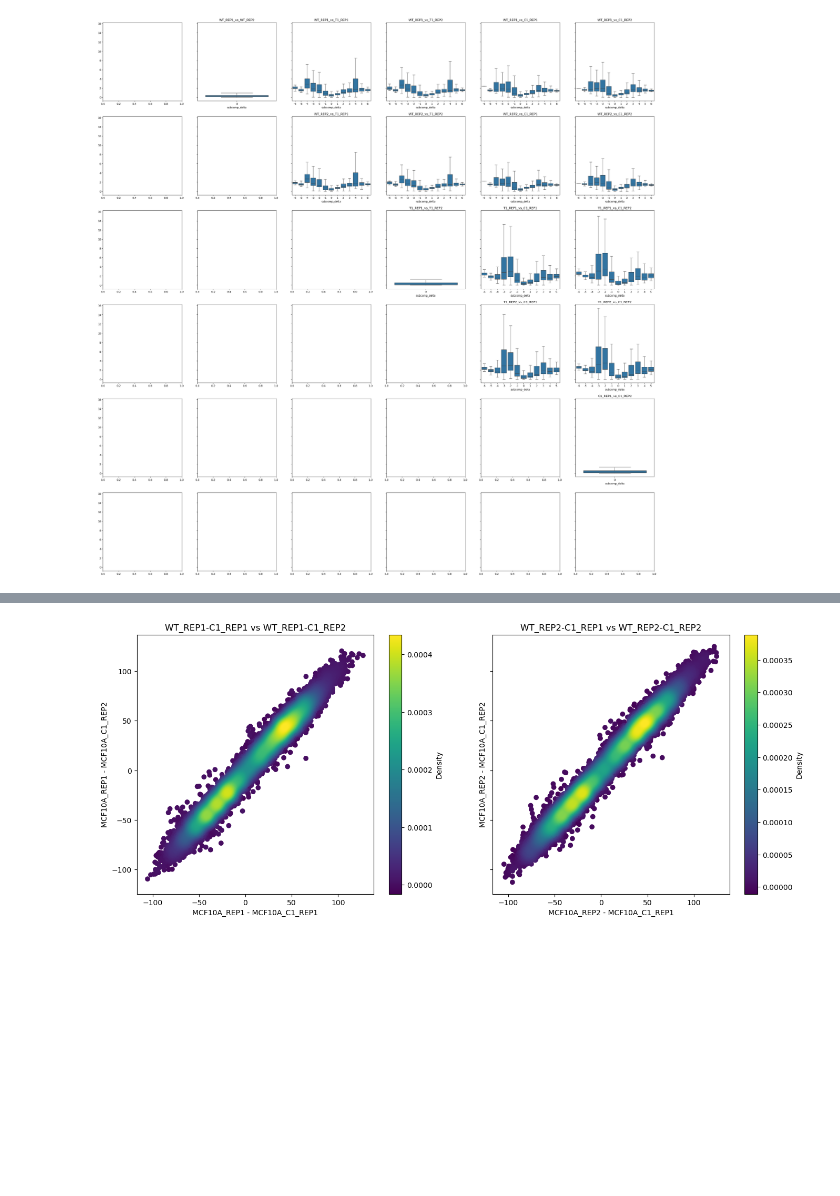
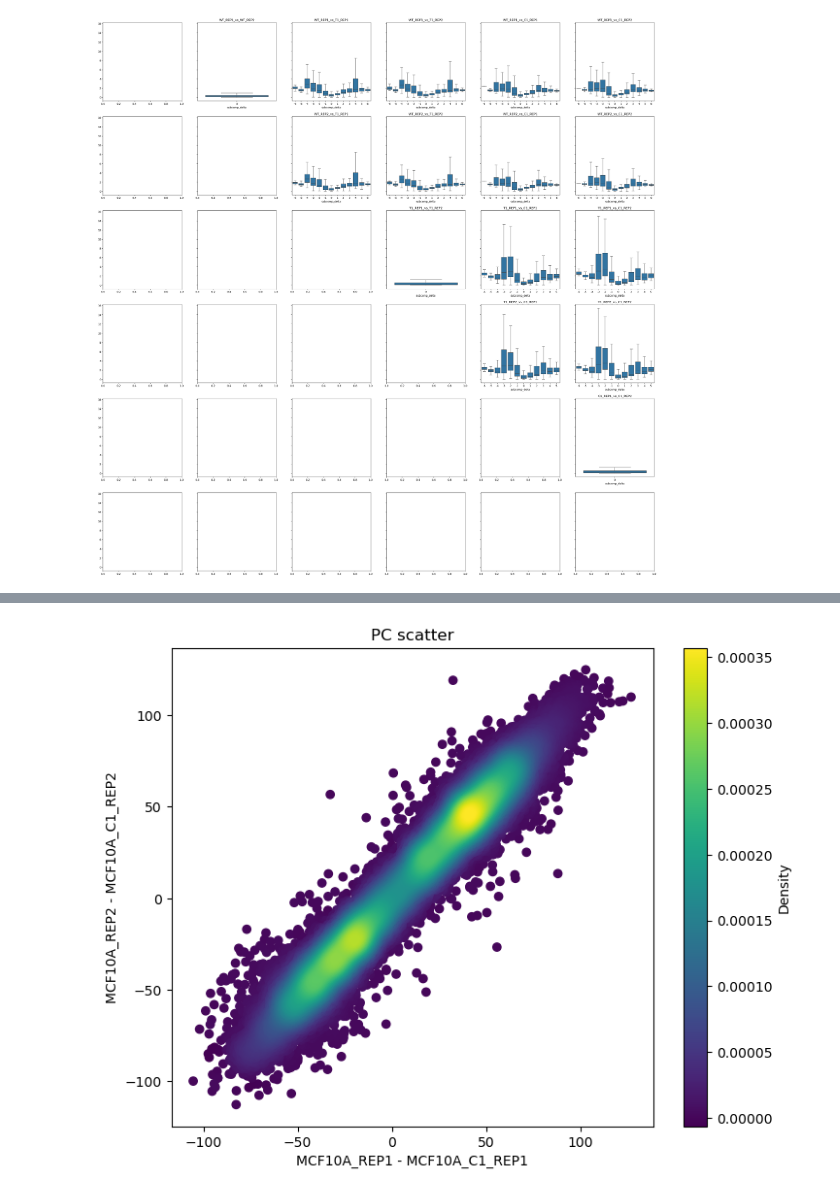
Before and after one commit to paulsengroup/2022-mcf10a-cancer-progression, a Jupyter notebook: notebooks/compare_compartment_pcs.ipynb, the cells around one changed output, grey strips where cells are left out. Cells and saved outputs as stored; diff of their text form; code cells hidden in the pictures; blank space fills up the shorter version.

```diff
--- a/notebooks/compare_compartment_pcs.ipynb
+++ b/notebooks/compare_compartment_pcs.ipynb
@@ -301,43 +284,25 @@ fig.savefig("/tmp/scatter_wt_t1.png", dpi=300)
-# %%
-dff1 = df1[
-    (df1["rep1"] == "hg38_001_MCF10A_WT_REP1")
-    & (df1["rep2"] == "hg38_005_MCF10A_C1_REP1")
-]
-dff2 = df1[
-    (df1["rep1"] == "hg38_001_MCF10A_WT_REP1")
-    & (df1["rep2"] == "hg38_006_MCF10A_C1_REP2")
-]
-
-dff3 = df1[
-    (df1["rep1"] == "hg38_002_MCF10A_WT_REP2")
-    & (df1["rep2"] == "hg38_005_MCF10A_C1_REP1")
-]
-dff4 = df1[
-    (df1["rep1"] == "hg38_002_MCF10A_WT_REP2")
-    & (df1["rep2"] == "hg38_006_MCF10A_C1_REP2")
-]
-
-fig, axs = plt.subplots(1, 2, figsize=(8 * 2, 6.4), sharex=True, sharey=True)
-
-density_scatter(
-    dff1["pca_delta"].to_numpy(), dff2["pca_delta"].to_numpy(), ax=axs[0], fig=fig
-)
-density_scatter(
-    dff3["pca_delta"].to_numpy(), dff4["pca_delta"].to_numpy(), ax=axs[1], fig=fig
-)
-
-
-axs[0].set(
-    title="WT_REP1-C1_REP1 vs WT_REP1-C1_REP2",
-    xlabel="MCF10A_REP1 - MCF10A_C1_REP1",
-    ylabel="MCF10A_REP1 - MCF10A_C1_REP2",
-)
-axs[1].set(
-    title="WT_REP2-C1_REP1 vs WT_REP2-C1_REP2",
-    xlabel="MCF10A_REP2 - MCF10A_C1_REP1",
-    ylabel="MCF10A_REP2 - MCF10A_C1_REP2",
-)
-
-fig.savefig("/tmp/scatter_wt_c1.png", dpi=300)
-# %% [output]
-[figure, removed]
+# %%
+dff1 = df1[
+    (df1["rep1"] == "hg38_001_MCF10A_WT_REP1")
+    & (df1["rep2"] == "hg38_005_MCF10A_C1_REP1")
+]
+dff2 = df1[
+    (df1["rep1"] == "hg38_002_MCF10A_WT_REP2")
+    & (df1["rep2"] == "hg38_006_MCF10A_C1_REP2")
+]
+
+fig, ax = plt.subplots(1, 1, figsize=(8, 6.4))
+
+density_scatter(
+    dff1["pca_delta"].to_numpy(), dff2["pca_delta"].to_numpy(), ax=ax, fig=fig
+)
+
+ax.set(
+    title="PC scatter",
+    xlabel="MCF10A_REP1 - MCF10A_C1_REP1",
+    ylabel="MCF10A_REP2 - MCF10A_C1_REP2",
+)
+
+fig.savefig("/tmp/pca_scatter_wt_c1.png", dpi=300)
+# %% [output]
+[figure, added]
```
Also changed, not shown: parts of 2 cells of this notebook.
